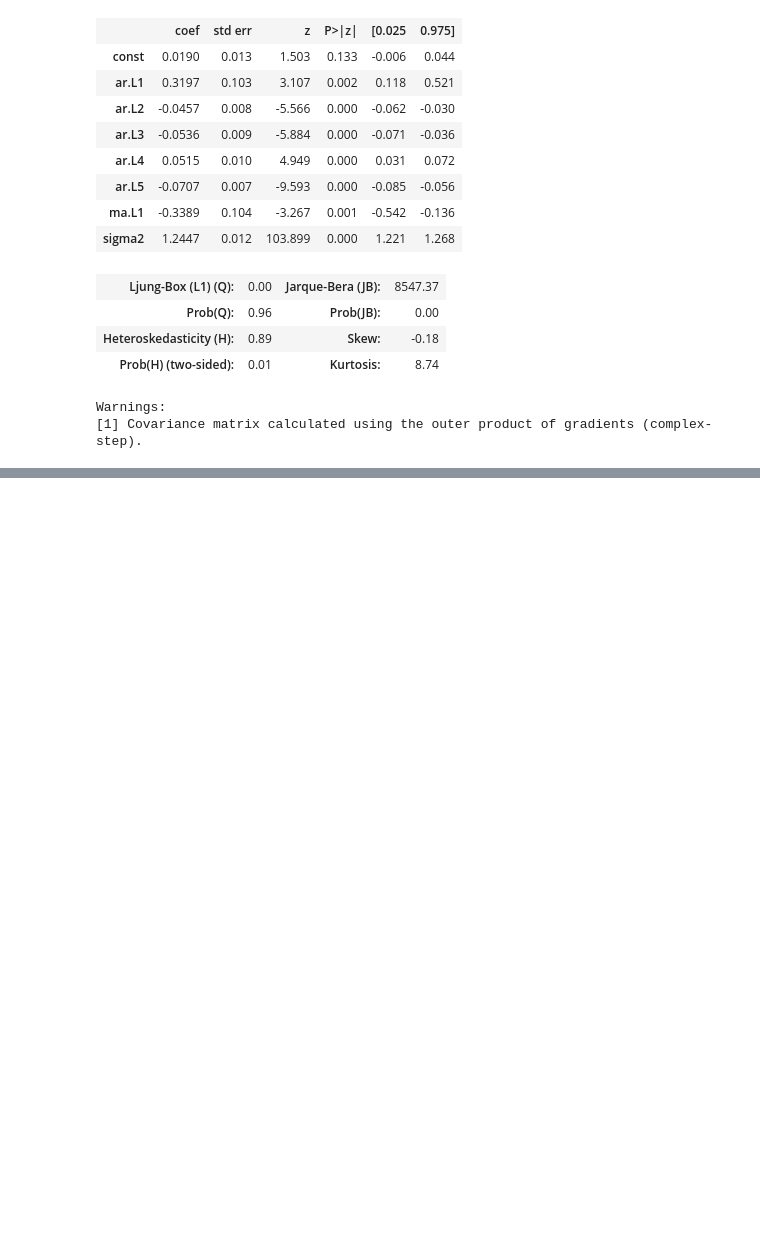
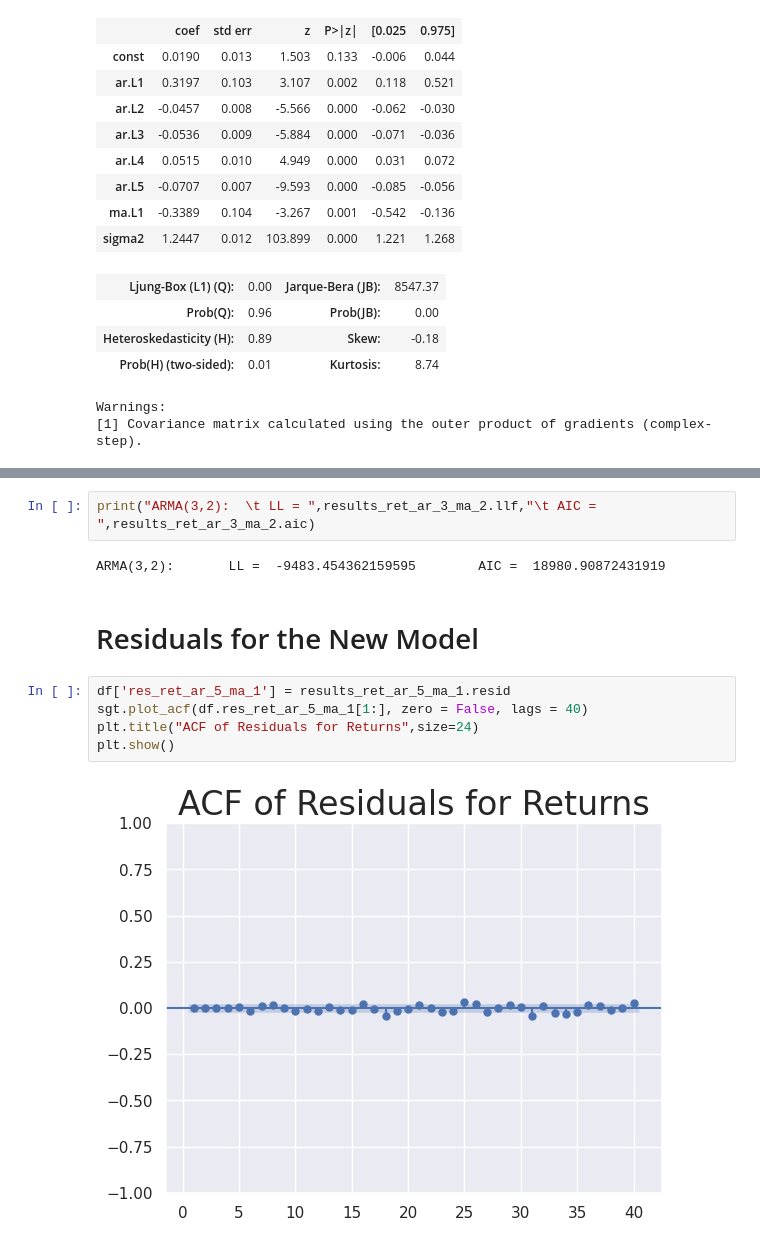
Before and after one commit to MoralesCMaJo/Tarea-2--An-lisis-de-series-temporales, a Jupyter notebook: 7_The_ARMA_model.ipynb, the cells around one changed output, grey strips where cells are left out. Cells and saved outputs as stored; diff of their text form; blank space fills up the shorter version.

```diff
--- a/7_The_ARMA_model.ipynb
+++ b/7_The_ARMA_model.ipynb
@@ -529,0 +541,13 @@ Warnings:
+# %%
+print("ARMA(3,2):  \t LL = ",results_ret_ar_3_ma_2.llf,"\t AIC = ",results_ret_ar_3_ma_2.aic)
+# %% [output]
+ARMA(3,2):       LL =  -9483.454362159595        AIC =  18980.90872431919
+# %% [markdown]
+# Residuals for the New Model
+# %%
+df['res_ret_ar_5_ma_1'] = results_ret_ar_5_ma_1.resid
+sgt.plot_acf(df.res_ret_ar_5_ma_1[1:], zero = False, lags = 40)
+plt.title("ACF of Residuals for Returns",size=24)
+plt.show()
+# %% [output]
+[figure, added]
```
Also changed, not shown: parts of 13 cells of this notebook.
